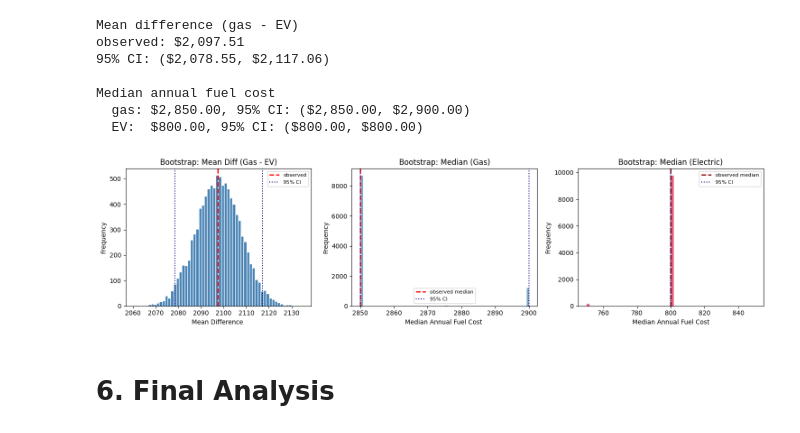
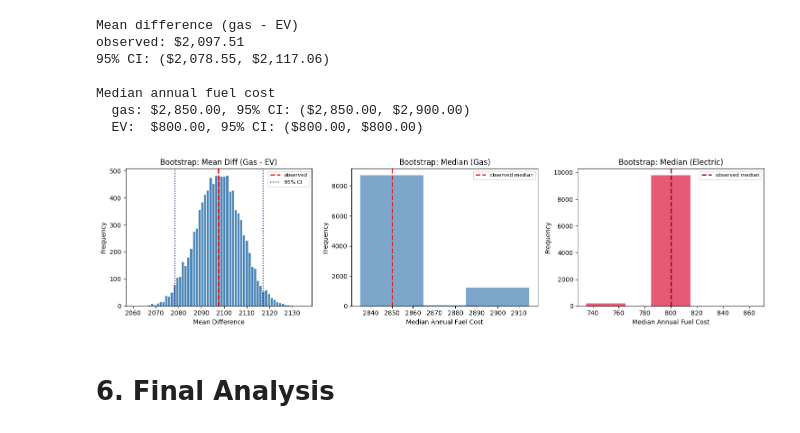
Before and after one commit to sjonchhe12/EVvsGAS, a Jupyter notebook: evgas.ipynb, the cells around one changed output. Drawn from its saved outputs; the diff is of its cells as text; code cells hidden in the pictures.

```diff
--- a/evgas.ipynb
+++ b/evgas.ipynb
@@ -357,39 +357,101 @@ Median annual fuel cost
   gas: $2,850.00, 95% CI: ($2,850.00, $2,900.00)
   EV:  $800.00, 95% CI: ($800.00, $800.00)
 # %%
+from collections import Counter
+import matplotlib.pyplot as plt
+import numpy as np
+
+# Create figure and subplots
 fig, axes = plt.subplots(1, 3, figsize=(15, 4))
 
-axes[0].hist(boot_mean_diffs, bins=60, color='steelblue', edgecolor='white')
-axes[0].axvline(obs_diff,   color='red',  linestyle='dashed', linewidth=2, label='observed')
-axes[0].axvline(ci_mean[0], color='navy', linestyle=':',      linewidth=1.5, label='95% CI')
-axes[0].axvline(ci_mean[1], color='navy', linestyle=':',      linewidth=1.5)
+
+axes[0].hist(
+    boot_mean_diffs,
+    bins='auto',
+    color='steelblue',
+    edgecolor='white'
+)
+
+axes[0].axvline(
+    obs_diff,
+    color='red',
+    linestyle='dashed',
+    linewidth=2,
+    label='observed'
+)
+
+axes[0].axvline(
+    ci_mean[0],
+    color='navy',
+    linestyle=':',
+    linewidth=1.5,
+    label='95% CI'
+)
+
+axes[0].axvline(
+    ci_mean[1],
+    color='navy',
+    linestyle=':',
+    linewidth=1.5
+)
+
 axes[0].set_title('Bootstrap: Mean Diff (Gas - EV)')
-axes[0].set_xlabel('Mean Difference ')
+axes[0].set_xlabel('Mean Difference')
 axes[0].set_ylabel('Frequency')
 axes[0].legend(fontsize=8)
 
-axes[1].hist(boot_med_gas, bins=60, color='steelblue', alpha=0.7, edgecolor='white')
-axes[1].axvline(np.median(gas), color='red',  linestyle='dashed', linewidth=2, label='observed median')
-axes[1].axvline(ci_med_gas[0], color='navy', linestyle=':',      linewidth=1.5, label='95% CI')
-axes[1].axvline(ci_med_gas[1], color='navy', linestyle=':',      linewidth=1.5)
+
+gas_counts = Counter(boot_med_gas)
+
+axes[1].bar(
+    gas_counts.keys(),
+    gas_counts.values(),
+    width=30,
+    color='steelblue',
+    alpha=0.7
+)
+
+axes[1].axvline(
+    np.median(gas),
+    color='red',
+    linestyle='dashed',
+    linewidth=2,
+    label='observed median'
+)
+
 axes[1].set_title('Bootstrap: Median (Gas)')
-axes[1].set_xlabel('Median Annual Fuel Cost ')
+axes[1].set_xlabel('Median Annual Fuel Cost')
 axes[1].set_ylabel('Frequency')
 axes[1].legend(fontsize=8)
 
-axes[2].hist(boot_med_ev, bins=60, color='crimson', alpha=0.7, edgecolor='white')
-axes[2].axvline(np.median(ev),  color='darkred', linestyle='dashed', linewidth=2, label='observed median')
-axes[2].axvline(ci_med_ev[0],   color='navy',    linestyle=':',      linewidth=1.5, label='95% CI')
-axes[2].axvline(ci_med_ev[1],   color='navy',    linestyle=':',      linewidth=1.5)
+
+ev_counts = Counter(boot_med_ev)
+
+axes[2].bar(
+    ev_counts.keys(),
+    ev_counts.values(),
+    width=30,
+    color='crimson',
+    alpha=0.7
+)
+
+axes[2].axvline(
+    np.median(ev),
+    color='darkred',
+    linestyle='dashed',
+    linewidth=2,
+    label='observed median'
+)
+
 axes[2].set_title('Bootstrap: Median (Electric)')
 axes[2].set_xlabel('Median Annual Fuel Cost')
 axes[2].set_ylabel('Frequency')
 axes[2].legend(fontsize=8)
 
 plt.tight_layout()
 plt.show()
 # %% [output]
-[figure, old version]
+[figure, new version]
 # %% [markdown]
 # 6. Final Analysis
 # %%
```
